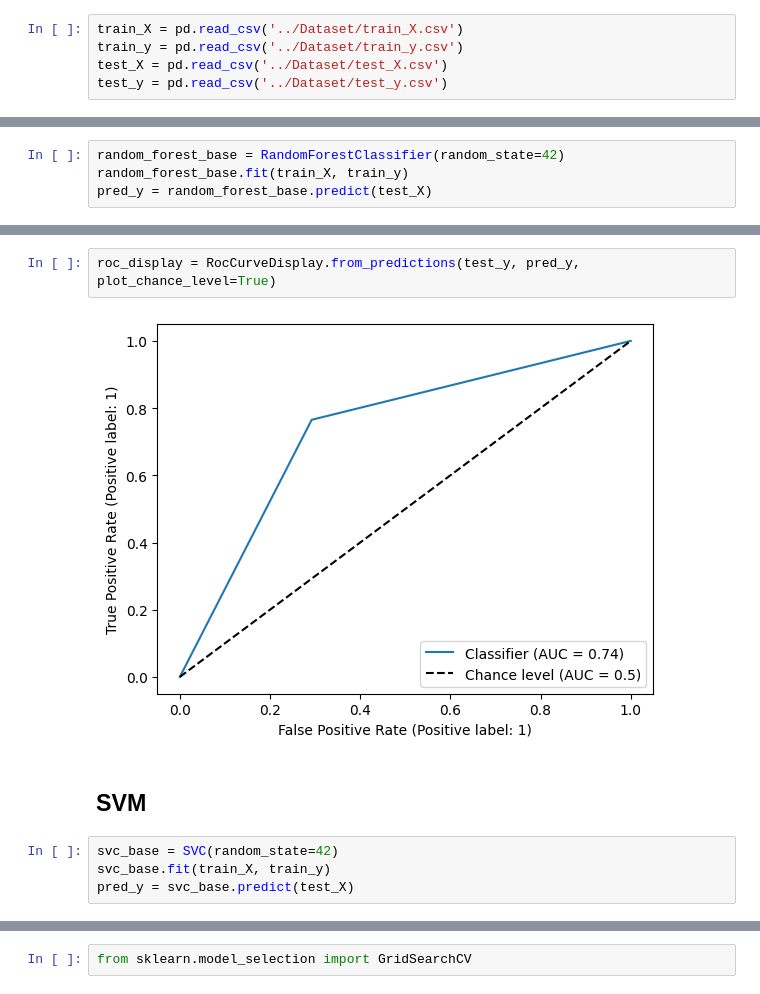
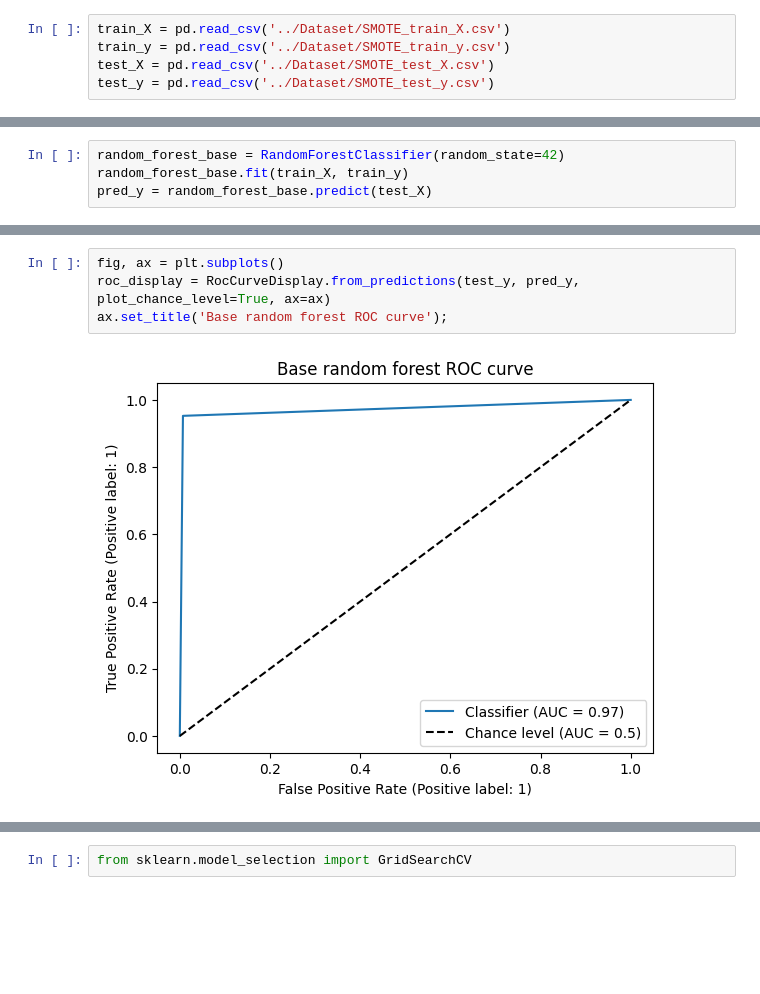
Before and after one commit to respwill/fraud_transaction, a Jupyter notebook: Training/train_model.ipynb, the cells around one changed output, grey strips where cells are left out. Cells and saved outputs as stored; diff of their text form; blank space fills up the shorter version.

```diff
--- a/Training/train_model.ipynb
+++ b/Training/train_model.ipynb
@@ -7,8 +8,8 @@ from IPython.display import Image
 # %%
-train_X = pd.read_csv('../Dataset/train_X.csv')
-train_y = pd.read_csv('../Dataset/train_y.csv')
-test_X = pd.read_csv('../Dataset/test_X.csv')
-test_y = pd.read_csv('../Dataset/test_y.csv')
+train_X = pd.read_csv('../Dataset/SMOTE_train_X.csv')
+train_y = pd.read_csv('../Dataset/SMOTE_train_y.csv')
+test_X = pd.read_csv('../Dataset/SMOTE_test_X.csv')
+test_y = pd.read_csv('../Dataset/SMOTE_test_y.csv')
 # %%
 train_X.shape, train_y.shape
 # %% [output]
@@ -85,10 +85,6 @@ Base random forest: precision=0.76, recall=0.77, f1=0.76
 # %%
-roc_display = RocCurveDisplay.from_predictions(test_y, pred_y, plot_chance_level=True)
+fig, ax = plt.subplots()
+roc_display = RocCurveDisplay.from_predictions(test_y, pred_y, plot_chance_level=True, ax=ax)
+ax.set_title('Base random forest ROC curve');
 # %% [output]
-[figure, old version]
+[figure, new version]
-# %% [markdown]
-## SVM
-# %%
-svc_base = SVC(random_state=42)
-svc_base.fit(train_X, train_y)
-pred_y = svc_base.predict(test_X)
```
Also changed, not shown: parts of 29 cells of this notebook, 23 other files.
